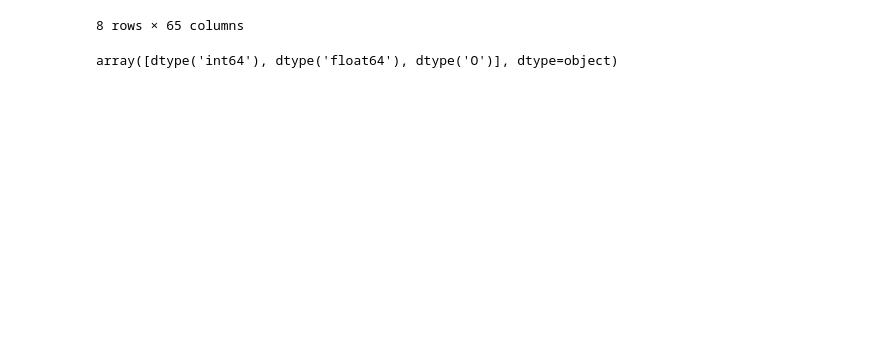
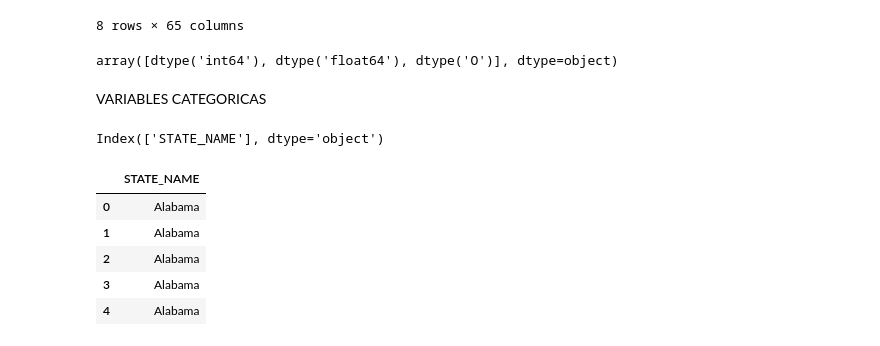
Before and after one commit to PuraCampos/Regr_Lineal_Regularizada, a Jupyter notebook: src/explore.ipynb, the cells around one changed output. Cells and saved outputs as stored; diff of their text form; code cells hidden in the pictures; blank space fills up the shorter version.

```diff
--- a/src/explore.ipynb
+++ b/src/explore.ipynb
@@ -118,3 +120,18 @@ continuas=['float64']
 df_num = total_data.select_dtypes(num)
 df_cat = total_data.select_dtypes(cat)
 df_continuas=total_data.select_dtypes(continuas)
+# %% [markdown]
+VARIABLES CATEGORICAS
+# %%
+df_cat.columns
+# %% [output]
+Index(['STATE_NAME'], dtype='object')
+# %%
+df_cat.head()
+# %% [output]
+|  | STATE_NAME |
+| 0 | Alabama |
+| 1 | Alabama |
+| 2 | Alabama |
+| 3 | Alabama |
+| 4 | Alabama |
```
Also changed, not shown: parts of 12 cells of this notebook.
